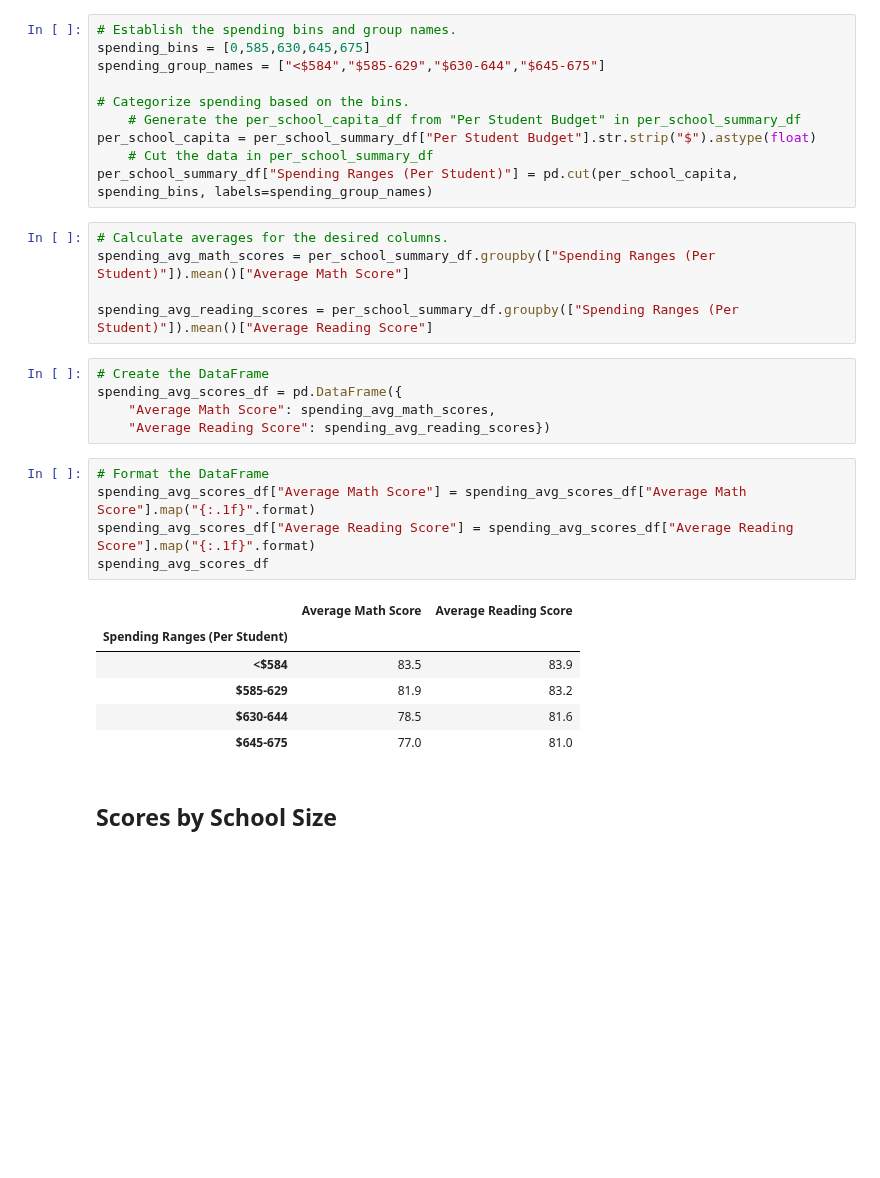
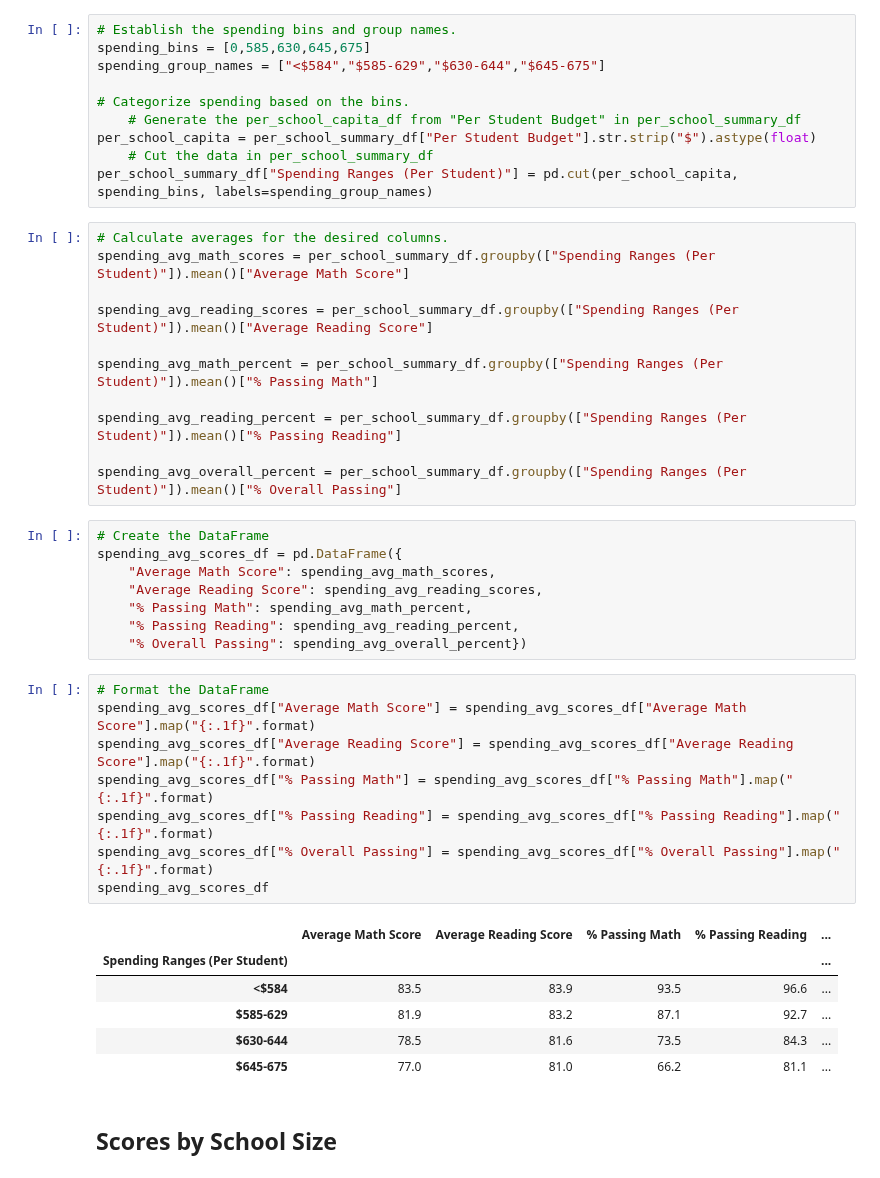
Before and after one commit to cedoula/School_District_Analysis, a Jupyter notebook: PyCitySchools_Challenge.ipynb, the cells around one changed output. Saved outputs shown, nothing was run; the diff lists cells and outputs as text; blank space fills up the shorter version.

```diff
--- a/PyCitySchools_Challenge.ipynb
+++ b/PyCitySchools_Challenge.ipynb
@@ -426,23 +418,35 @@ per_school_summary_df["Spending Ranges (Per Student)"] = pd.cut(per_school_capit
 spending_avg_math_scores = per_school_summary_df.groupby(["Spending Ranges (Per Student)"]).mean()["Average Math Score"]
 
 spending_avg_reading_scores = per_school_summary_df.groupby(["Spending Ranges (Per Student)"]).mean()["Average Reading Score"]
+
+spending_avg_math_percent = per_school_summary_df.groupby(["Spending Ranges (Per Student)"]).mean()["% Passing Math"]
+
+spending_avg_reading_percent = per_school_summary_df.groupby(["Spending Ranges (Per Student)"]).mean()["% Passing Reading"]
+
+spending_avg_overall_percent = per_school_summary_df.groupby(["Spending Ranges (Per Student)"]).mean()["% Overall Passing"]
 # %%
 # Create the DataFrame
 spending_avg_scores_df = pd.DataFrame({
     "Average Math Score": spending_avg_math_scores,
-    "Average Reading Score": spending_avg_reading_scores})
+    "Average Reading Score": spending_avg_reading_scores,
+    "% Passing Math": spending_avg_math_percent,
+    "% Passing Reading": spending_avg_reading_percent,
+    "% Overall Passing": spending_avg_overall_percent})
 # %%
 # Format the DataFrame
 spending_avg_scores_df["Average Math Score"] = spending_avg_scores_df["Average Math Score"].map("{:.1f}".format)
 spending_avg_scores_df["Average Reading Score"] = spending_avg_scores_df["Average Reading Score"].map("{:.1f}".format)
+spending_avg_scores_df["% Passing Math"] = spending_avg_scores_df["% Passing Math"].map("{:.1f}".format)
+spending_avg_scores_df["% Passing Reading"] = spending_avg_scores_df["% Passing Reading"].map("{:.1f}".format)
+spending_avg_scores_df["% Overall Passing"] = spending_avg_scores_df["% Overall Passing"].map("{:.1f}".format)
 spending_avg_scores_df
 # %% [output]
-|  | Average Math Score | Average Reading Score |
-| Spending Ranges (Per Student) |  |  |
-| <$584 | 83.5 | 83.9 |
-| $585-629 | 81.9 | 83.2 |
-| $630-644 | 78.5 | 81.6 |
-| $645-675 | 77.0 | 81.0 |
+|  | Average Math Score | Average Reading Score | % Passing Math | % Passing Reading | ... |
+| Spending Ranges (Per Student) |  |  |  |  | ... |
+| <$584 | 83.5 | 83.9 | 93.5 | 96.6 | ... |
+| $585-629 | 81.9 | 83.2 | 87.1 | 92.7 | ... |
+| $630-644 | 78.5 | 81.6 | 73.5 | 84.3 | ... |
+| $645-675 | 77.0 | 81.0 | 66.2 | 81.1 | ... |
 # %% [markdown]
 ## Scores by School Size
 # %%
```
Also changed, not shown: parts of 8 cells of this notebook, 13 other files.
